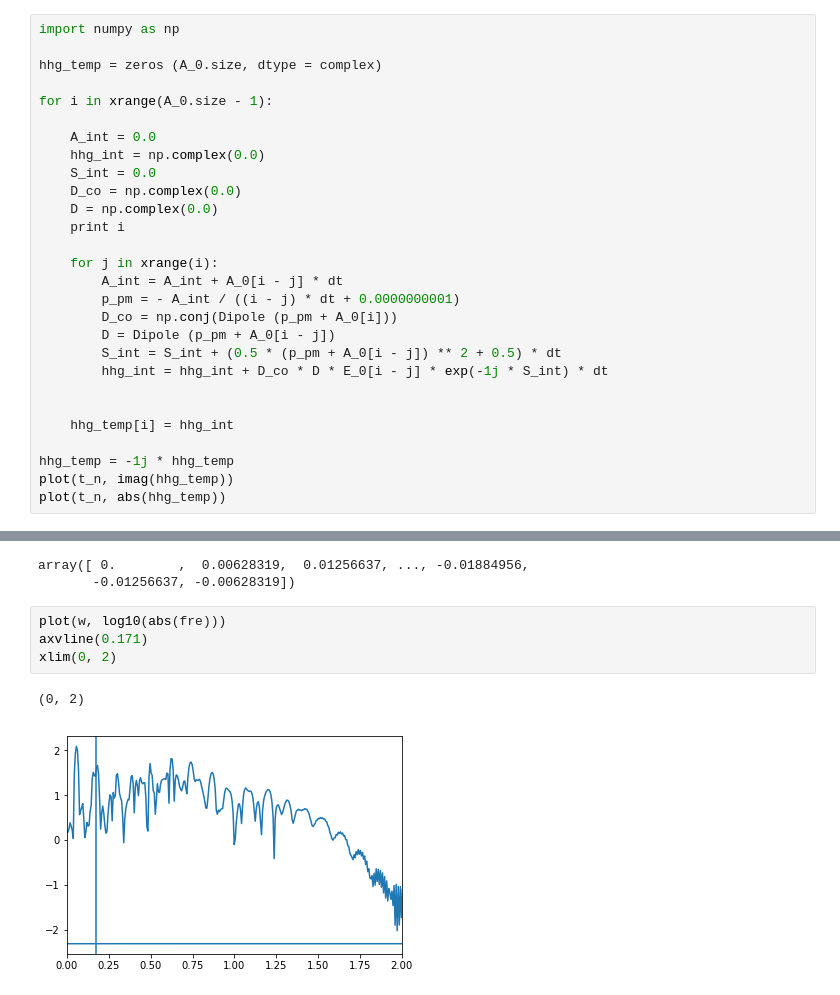
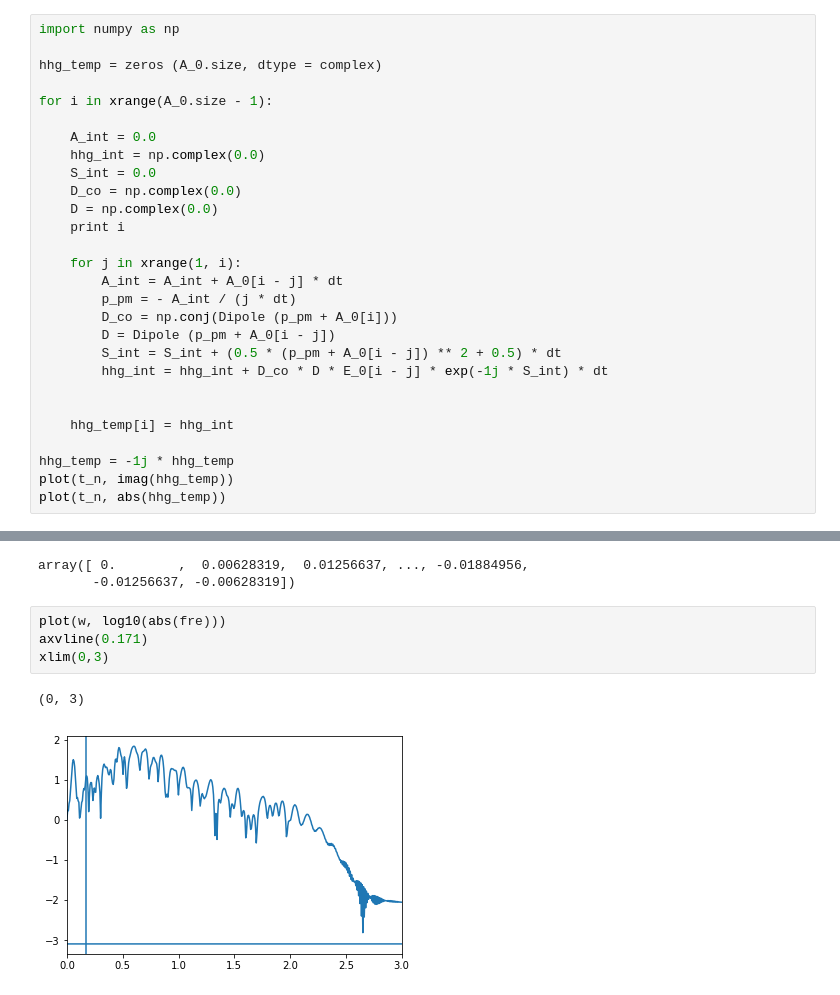
Before and after one commit to ZhangYizhu/hhg, a Jupyter notebook: SPA-first-order.ipynb, the cells around one changed output, grey strips where cells are left out. Drawn from its saved outputs; the diff is of its cells as text.

```diff
--- a/SPA-first-order.ipynb
+++ b/SPA-first-order.ipynb
@@ -77,9 +77,9 @@ for i in xrange(A_0.size - 1):
     D = np.complex(0.0)
     print i
 
-    for j in xrange(i):
+    for j in xrange(1, i):
         A_int = A_int + A_0[i - j] * dt
-        p_pm = - A_int / ((i - j) * dt + 0.0000000001)
+        p_pm = - A_int / (j * dt)
         D_co = np.conj(Dipole (p_pm + A_0[i]))
         D = Dipole (p_pm + A_0[i - j])
         S_int = S_int + (0.5 * (p_pm + A_0[i - j]) ** 2 + 0.5) * dt
@@ -141,7 +141,7 @@ array([ 0.        ,  0.00628319,  0.01256637, ..., -0.01884956,
 # %%
 plot(w, log10(abs(fre)))
 axvline(0.171)
-xlim(0, 2)
+xlim(0,3)
 # %% [output]
-(0, 2)
+(0, 3)
-[figure, old version]
+[figure, new version]
```
Also changed, not shown: parts of 3 cells of this notebook.
